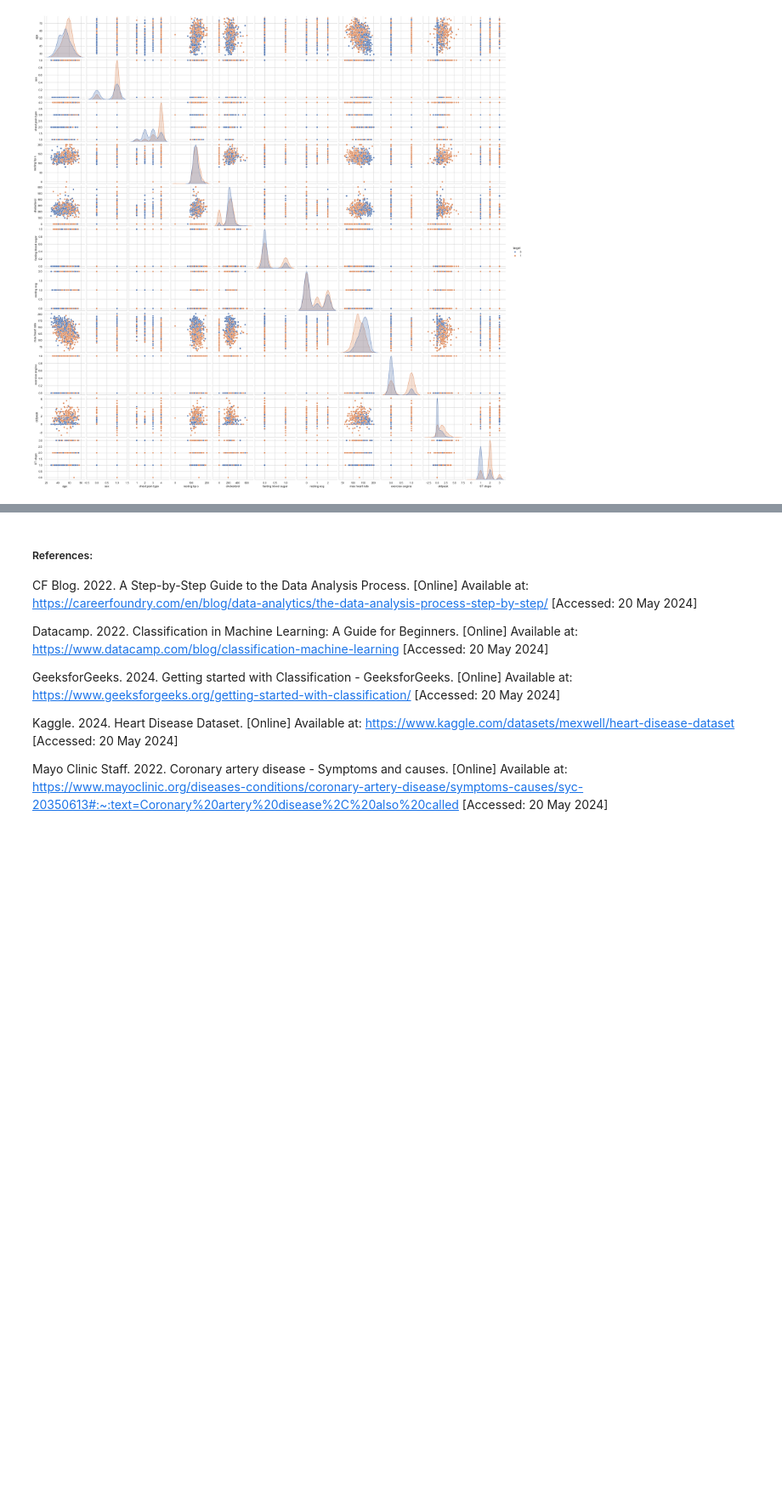
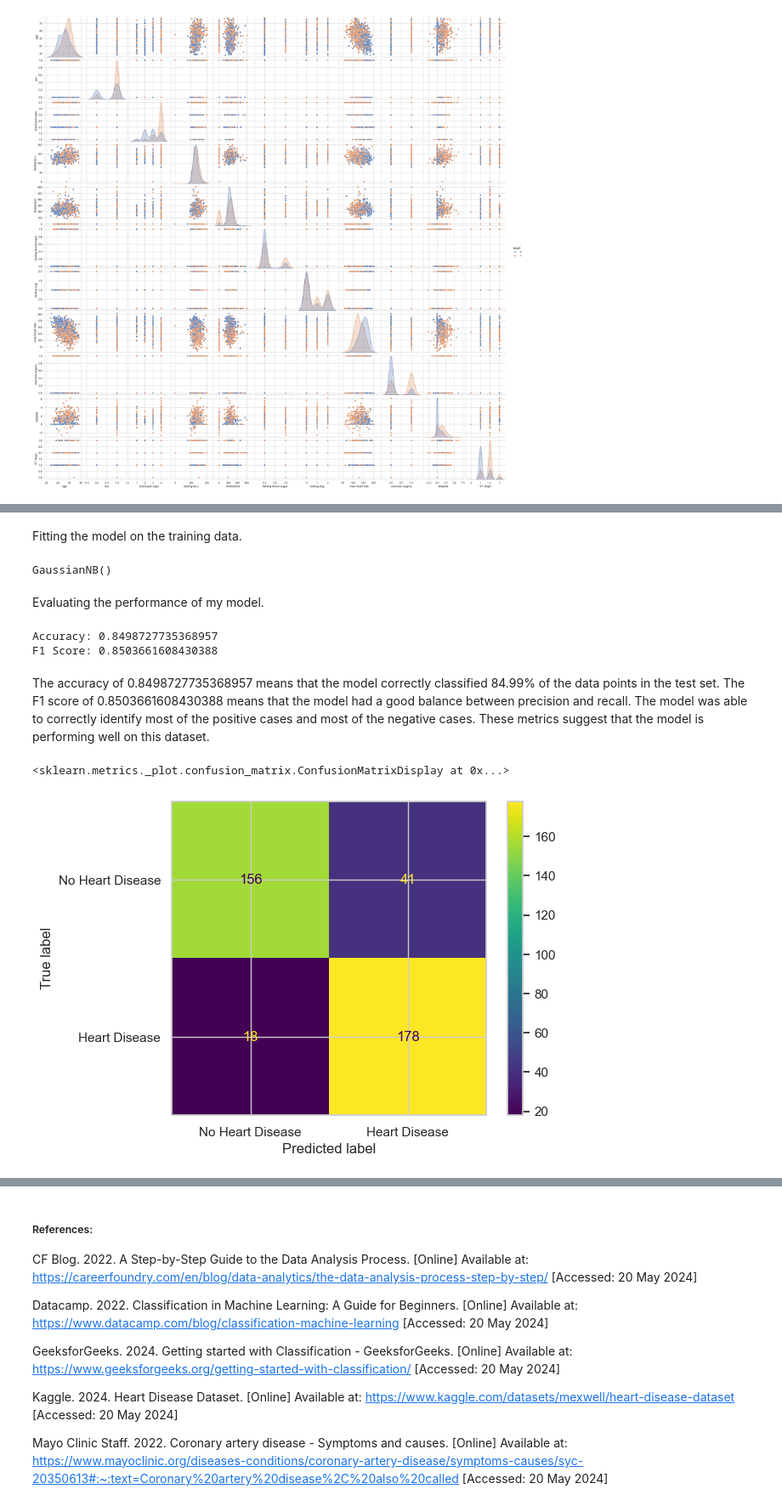
Before and after one commit to VCDN-2024/pdan8411-part-2-talia0404, a Jupyter notebook: PDAN Part 2 Version 3.ipynb, the cells around one changed output, grey strips where cells are left out. Shown at 85% size. Drawn from its saved outputs; the diff is of its cells as text; code cells hidden in the pictures; blank space fills up the shorter version.

Commit message:
confusion matrix

```diff
--- a/PDAN Part 2 Version 3.ipynb
+++ b/PDAN Part 2 Version 3.ipynb
@@ -310,0 +378,4 @@ plt.show()
+# %%
+pre_df = pd.get_dummies(df,columns=['sex','chest pain type','fasting blood sugar','resting ecg','exercise angina','ST slope'],drop_first=True)
+
+pre_df.head()
@@ -310,0 +396,6 @@ plt.show()
+# %%
+X = pre_df.drop('target', axis=1)
+y = pre_df['target']
+X_train, X_test, y_train, y_test = train_test_split(
+    X, y, test_size=0.33, random_state=125
+)
@@ -310,0 +418,44 @@ plt.show()
+# %% [markdown]
+Fitting the model on the training data.
+# %%
+from sklearn.naive_bayes import GaussianNB
+
+model = GaussianNB()
+
+model.fit(X_train, y_train)
+# %% [output]
+GaussianNB()
+# %% [markdown]
+Evaluating the performance of my model.
+# %%
+from sklearn.metrics import (
+    accuracy_score,
+    confusion_matrix,
+    ConfusionMatrixDisplay,
+    f1_score,
+    classification_report,
+)
+
+y_pred = model.predict(X_test)
+
+accuray = accuracy_score(y_pred, y_test)
+f1 = f1_score(y_pred, y_test, average="weighted")
+
+print("Accuracy:", accuray)
+print("F1 Score:", f1)
+# %% [output]
+Accuracy: 0.8498727735368957
+F1 Score: 0.8503661608430388
+# %% [markdown]
+The accuracy of 0.8498727735368957 means that the model correctly classified 84.99% of the data points in the test set.
+The F1 score of 0.8503661608430388 means that the model had a good balance between precision and recall.
+The model was able to correctly identify most of the positive cases and most of the negative cases.
+These metrics suggest that the model is performing well on this dataset.
+# %%
+labels = ["No Heart Disease", "Heart Disease"]
+cm = confusion_matrix(y_test, y_pred)
+disp = ConfusionMatrixDisplay(confusion_matrix=cm, display_labels=labels)
+disp.plot()
+# %% [output]
+<sklearn.metrics._plot.confusion_matrix.ConfusionMatrixDisplay at 0x...>
+[figure, added]
```
Also changed, not shown: parts of 13 cells of this notebook.
